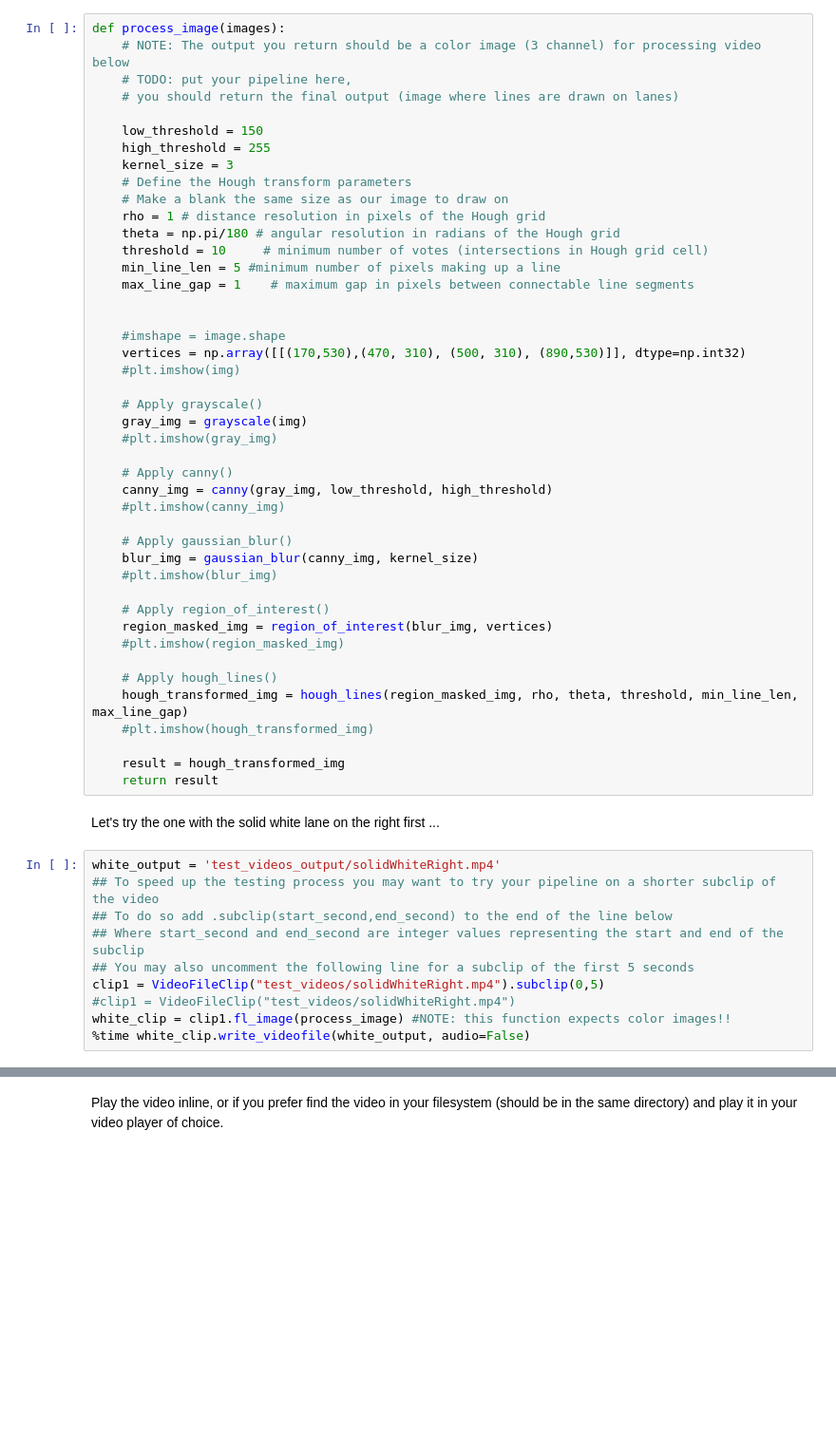
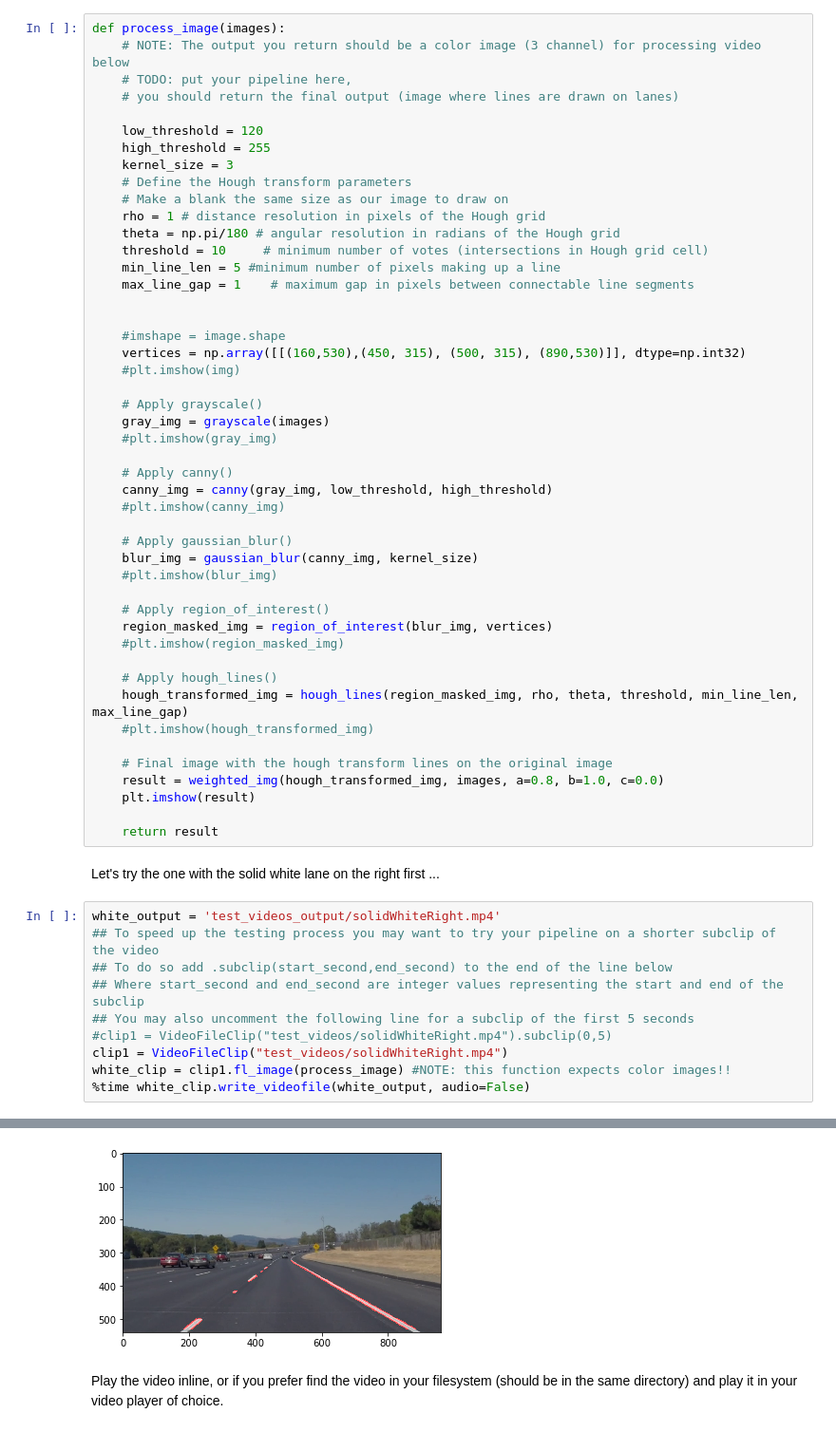
Before and after one commit to vishugs/SDCND_Projects, a Jupyter notebook: CarND-LaneLines-P1/FindingLaneLines_VGS.ipynb, the cells around one changed output, grey strips where cells are left out. Shown at 95% size. Cells and saved outputs as stored; diff of their text form; blank space fills up the shorter version.

```diff
--- a/CarND-LaneLines-P1/FindingLaneLines_VGS.ipynb
+++ b/CarND-LaneLines-P1/FindingLaneLines_VGS.ipynb
@@ -250,7 +254,7 @@ def process_image(images):
     # TODO: put your pipeline here,
     # you should return the final output (image where lines are drawn on lanes)
 
-    low_threshold = 150
+    low_threshold = 120
     high_threshold = 255
     kernel_size = 3
     # Define the Hough transform parameters
@@ -263,11 +267,11 @@ def process_image(images):
 
 
     #imshape = image.shape
-    vertices = np.array([[(170,530),(470, 310), (500, 310), (890,530)]], dtype=np.int32)
+    vertices = np.array([[(160,530),(450, 315), (500, 315), (890,530)]], dtype=np.int32)
     #plt.imshow(img)
 
     # Apply grayscale()
-    gray_img = grayscale(img)
+    gray_img = grayscale(images)
     #plt.imshow(gray_img)
 
     # Apply canny()
@@ -286,7 +290,10 @@ def process_image(images):
     hough_transformed_img = hough_lines(region_masked_img, rho, theta, threshold, min_line_len, max_line_gap)
     #plt.imshow(hough_transformed_img)
 
-    result = hough_transformed_img
+    # Final image with the hough transform lines on the original image
+    result = weighted_img(hough_transformed_img, images, a=0.8, b=1.0, c=0.0)
+    plt.imshow(result)
+
     return result
 # %% [markdown]
 Let's try the one with the solid white lane on the right first ...
@@ -296,8 +303,8 @@ white_output = 'test_videos_output/solidWhiteRight.mp4'
 ## To do so add .subclip(start_second,end_second) to the end of the line below
 ## Where start_second and end_second are integer values representing the start and end of the subclip
 ## You may also uncomment the following line for a subclip of the first 5 seconds
-clip1 = VideoFileClip("test_videos/solidWhiteRight.mp4").subclip(0,5)
-#clip1 = VideoFileClip("test_videos/solidWhiteRight.mp4")
+#clip1 = VideoFileClip("test_videos/solidWhiteRight.mp4").subclip(0,5)
+clip1 = VideoFileClip("test_videos/solidWhiteRight.mp4")
 white_clip = clip1.fl_image(process_image) #NOTE: this function expects color images!!
 %time white_clip.write_videofile(white_output, audio=False)
 # %% [output]
@@ -311,3 +318,4 @@ Wall time: 1.54 s
+[figure, added]
 # %% [markdown]
 Play the video inline, or if you prefer find the video in your filesystem (should be in the same directory) and play it in your video player of choice.
 # %%
```
Also changed, not shown: parts of 6 cells of this notebook, 4 other files.
